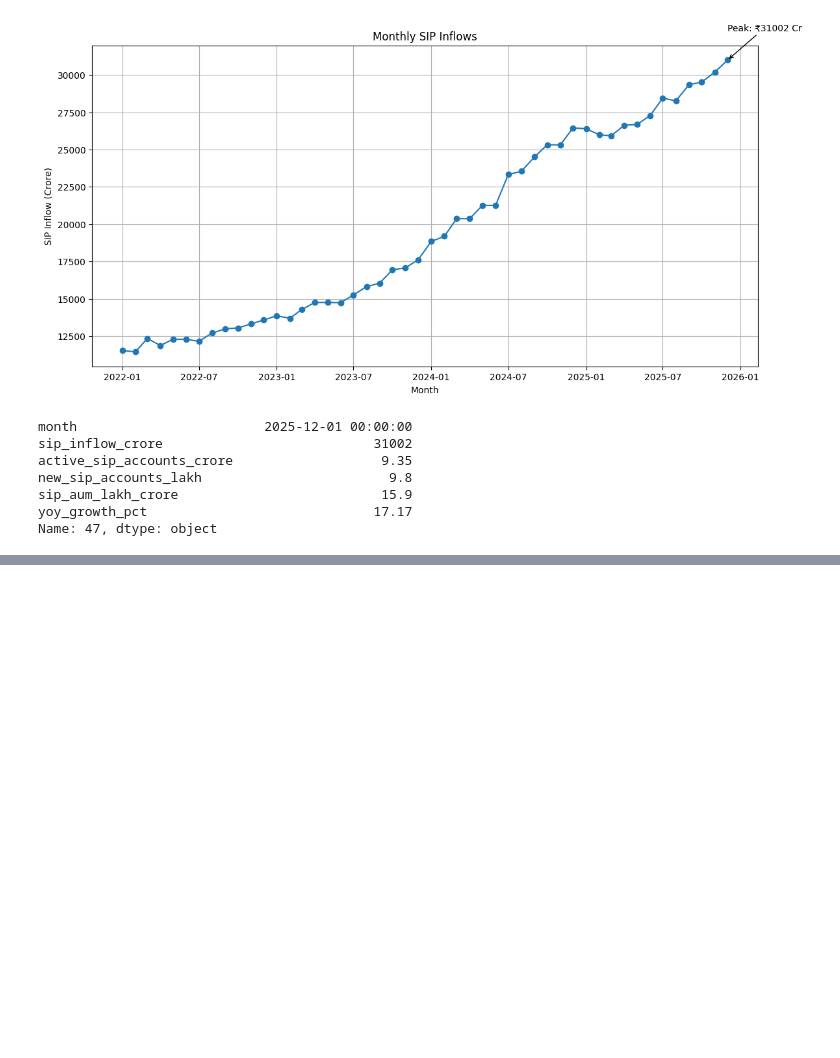
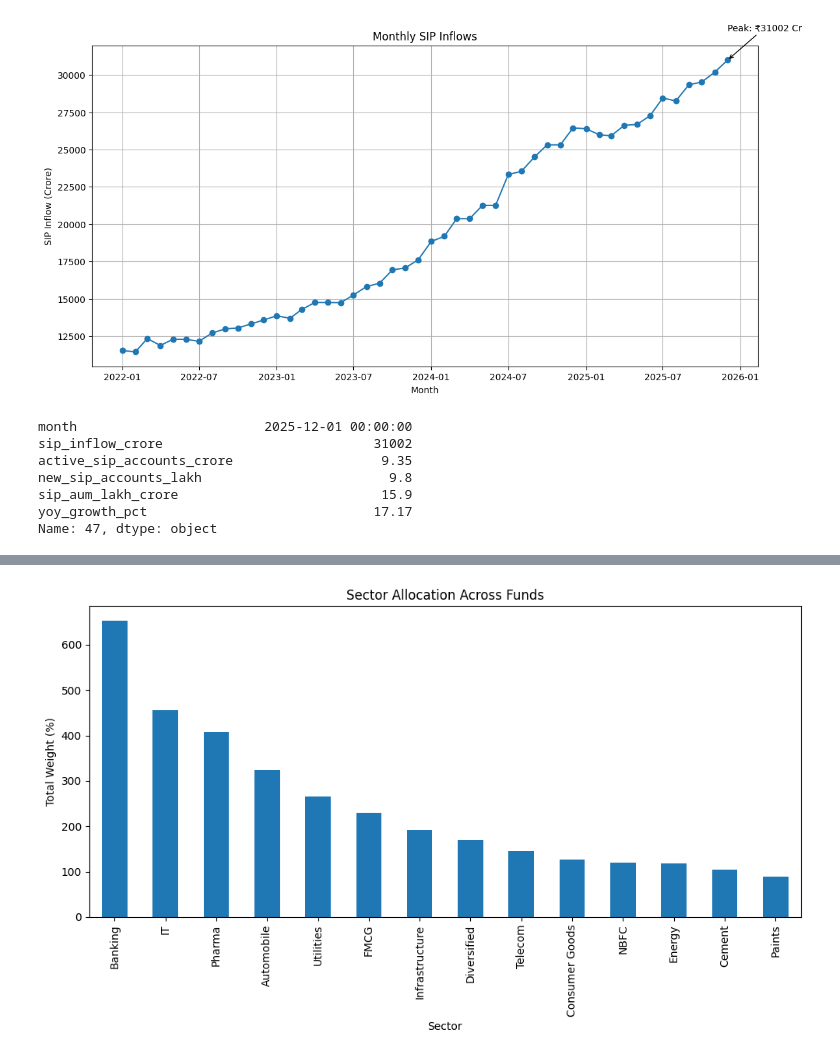
Before and after one commit to teja-311/mutual-fund-analytics, a Jupyter notebook: notebooks/EDA_Analysis.ipynb, the cells around one changed output, grey strips where cells are left out. Saved outputs shown, nothing was run; the diff lists cells and outputs as text; code cells hidden in the pictures; blank space fills up the shorter version.

```diff
--- a/notebooks/EDA_Analysis.ipynb
+++ b/notebooks/EDA_Analysis.ipynb
@@ -120,0 +291,29 @@ Name: 47, dtype: object
+# %%
+import pandas as pd
+import matplotlib.pyplot as plt
+
+holdings = pd.read_csv("../data/raw/09_portfolio_holdings.csv")
+
+sector_weights = (
+    holdings.groupby("sector")["weight_pct"]
+    .sum()
+    .sort_values(ascending=False)
+)
+
+plt.figure(figsize=(10,6))
+
+sector_weights.plot(
+    kind="bar"
+)
+
+plt.title("Sector Allocation Across Funds")
+plt.xlabel("Sector")
+plt.ylabel("Total Weight (%)")
+
+plt.tight_layout()
+
+plt.savefig("../charts/sector_allocation.png")
+
+plt.show()
+# %% [output]
+[figure, added]
```
Also changed, not shown: parts of 17 cells of this notebook, 6 other files.
